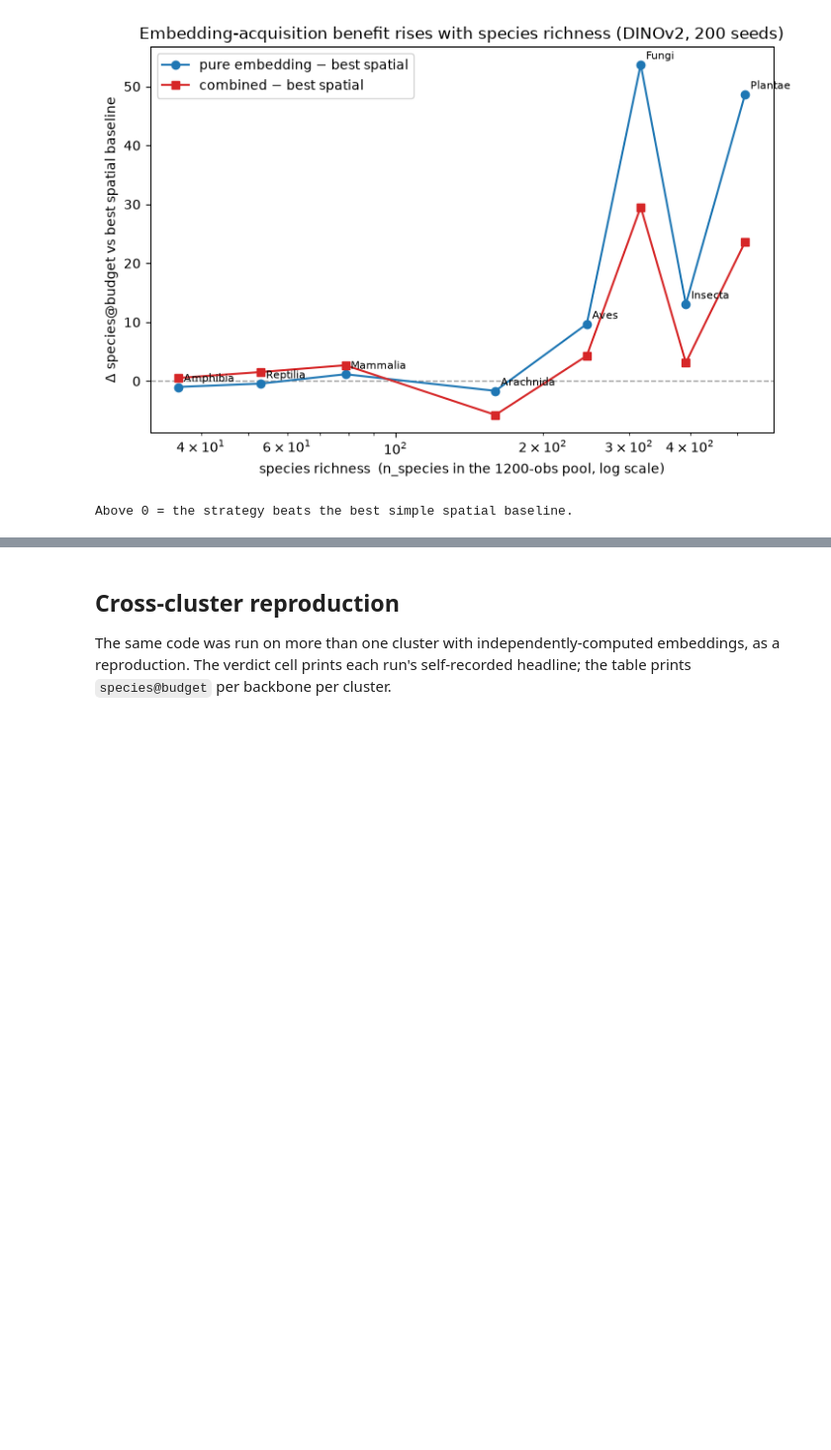
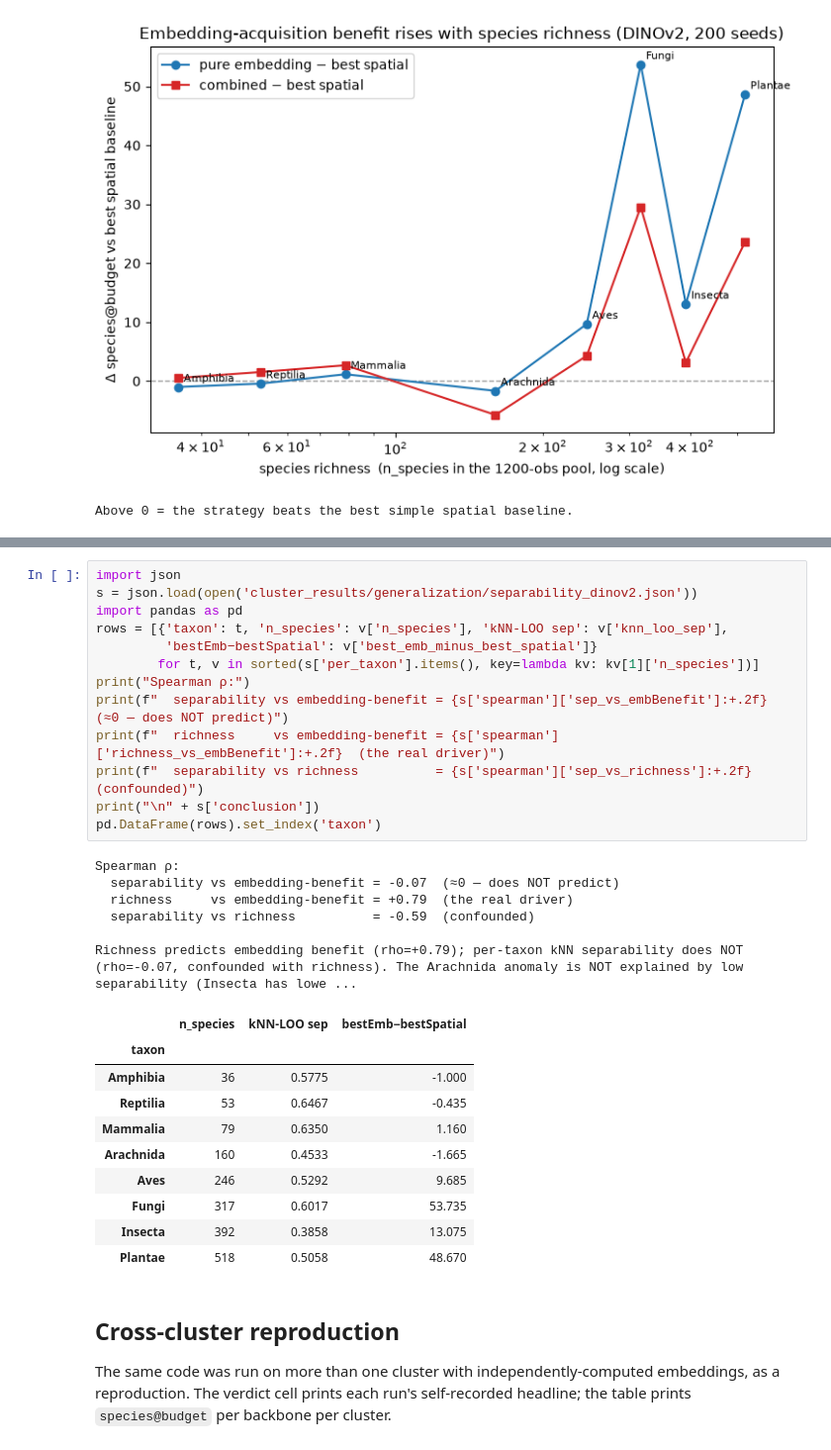
Before and after one commit to PollockLab/where-to-blitz, a Jupyter notebook: discovery-acquisition-experiment.ipynb, the cells around one changed output, grey strips where cells are left out. Shown at 99% size. Cells and saved outputs as stored; diff of their text form; blank space fills up the shorter version.

```diff
--- a/discovery-acquisition-experiment.ipynb
+++ b/discovery-acquisition-experiment.ipynb
@@ -294,3 +303,33 @@ Above 0 = the strategy beats the best simple spatial baseline.
+# %%
+import json
+s = json.load(open('cluster_results/generalization/separability_dinov2.json'))
+import pandas as pd
+rows = [{'taxon': t, 'n_species': v['n_species'], 'kNN-LOO sep': v['knn_loo_sep'],
+         'bestEmb−bestSpatial': v['best_emb_minus_best_spatial']}
+        for t, v in sorted(s['per_taxon'].items(), key=lambda kv: kv[1]['n_species'])]
+print("Spearman ρ:")
+print(f"  separability vs embedding-benefit = {s['spearman']['sep_vs_embBenefit']:+.2f}  (≈0 — does NOT predict)")
+print(f"  richness     vs embedding-benefit = {s['spearman']['richness_vs_embBenefit']:+.2f}  (the real driver)")
+print(f"  separability vs richness          = {s['spearman']['sep_vs_richness']:+.2f}  (confounded)")
+print("\n" + s['conclusion'])
+pd.DataFrame(rows).set_index('taxon')
+# %% [output]
+Spearman ρ:
+  separability vs embedding-benefit = -0.07  (≈0 — does NOT predict)
+  richness     vs embedding-benefit = +0.79  (the real driver)
+  separability vs richness          = -0.59  (confounded)
+
+Richness predicts embedding benefit (rho=+0.79); per-taxon kNN separability does NOT (rho=-0.07, confounded with richness). The Arachnida anomaly is NOT explained by low separability (Insecta has lowe ...
+|  | n_species | kNN-LOO sep | bestEmb−bestSpatial |
+| taxon |  |  |  |
+| Amphibia | 36 | 0.5775 | -1.000 |
+| Reptilia | 53 | 0.6467 | -0.435 |
+| Mammalia | 79 | 0.6350 | 1.160 |
+| Arachnida | 160 | 0.4533 | -1.665 |
+| Aves | 246 | 0.5292 | 9.685 |
+| Fungi | 317 | 0.6017 | 53.735 |
+| Insecta | 392 | 0.3858 | 13.075 |
+| Plantae | 518 | 0.5058 | 48.670 |
 # %% [markdown]
 ## Cross-cluster reproduction
 
```
Also changed, not shown: parts of 3 cells of this notebook, 3 other files.
